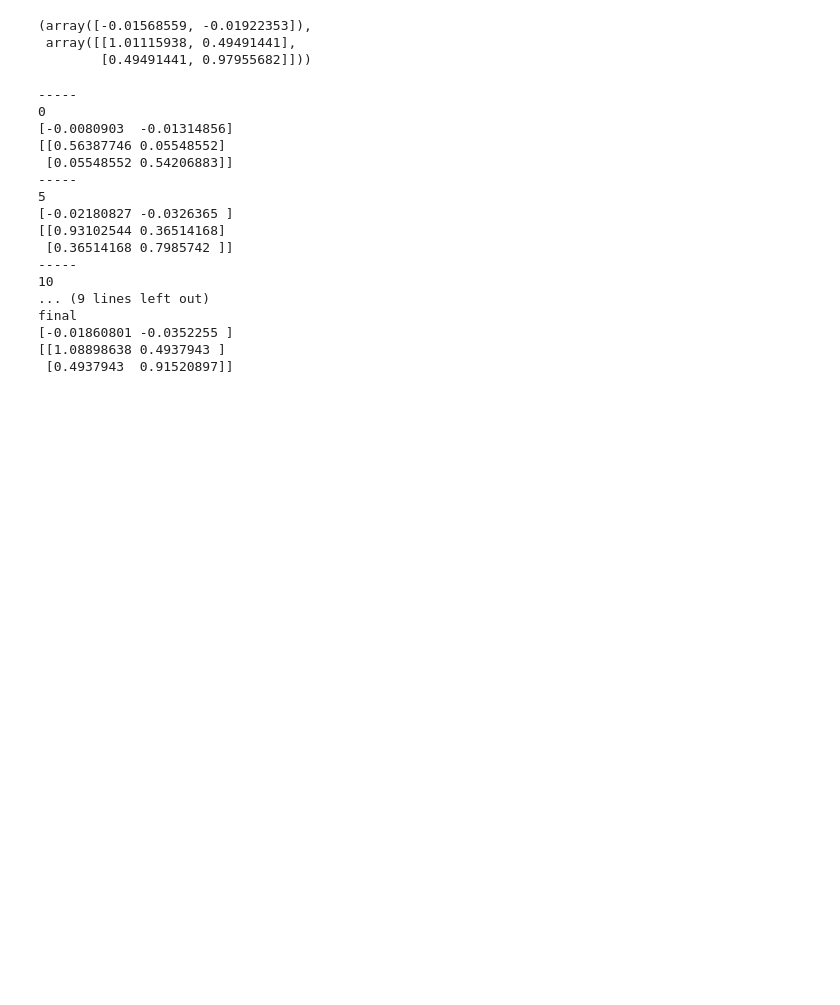
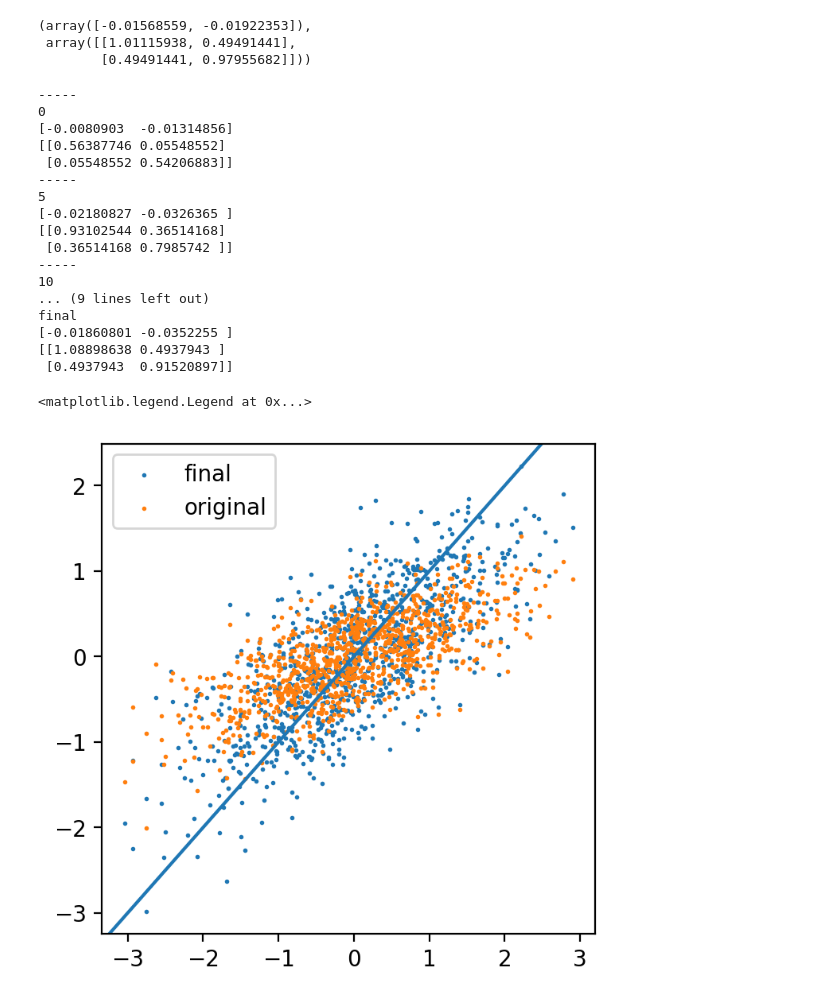
Before and after one commit to astro-jingtao/my_statistical_inference, a Jupyter notebook: prior/empirical_bayes_for_prior_estimation.ipynb, the cells around one changed output. Drawn from its saved outputs; the diff is of its cells as text; code cells hidden in the pictures; blank space fills up the shorter version.

```diff
--- a/prior/empirical_bayes_for_prior_estimation.ipynb
+++ b/prior/empirical_bayes_for_prior_estimation.ipynb
@@ -135,3 +135,33 @@ final
 [-0.01860801 -0.0352255 ]
 [[1.08898638 0.4937943 ]
  [0.4937943  0.91520897]]
+# %%
+mean_post_list_final = []
+cov_post_list_final = []
+
+for x_obs_i, y_obs_i in zip(x_obs, y_obs):
+    _mean, _cov = get_posterior(
+        x_obs_i, y_obs_i, [-0.01860801, -0.0352255],
+        [[1.08898638, 0.4937943], [0.4937943, 0.91520897]])
+    mean_post_list_final.append(_mean)
+    cov_post_list_final.append(_cov)
+# %%
+mean_post_list_0 = []
+cov_post_list_0 = []
+
+for x_obs_i, y_obs_i in zip(x_obs, y_obs):
+    _mean, _cov = get_posterior(x_obs_i, y_obs_i, mean_0, cov_0)
+    mean_post_list_0.append(_mean)
+    cov_post_list_0.append(_cov)
+# %%
+plt.figure(figsize=(4, 4), dpi=200)
+plt.scatter(x, np.array(mean_post_list_final)[:, 0], s=1, label='final')
+plt.scatter(x, np.array(mean_post_list_0)[:, 0], s=1, label='original')
+plt.axline([0, 0], [1, 1])
+
+np.std(np.array(mean_post_list_final)[:, 0] - x), np.std(np.array(mean_post_list_0)[:, 0] - x)
+
+plt.legend()
+# %% [output]
+<matplotlib.legend.Legend at 0x...>
+[figure, added]
```
